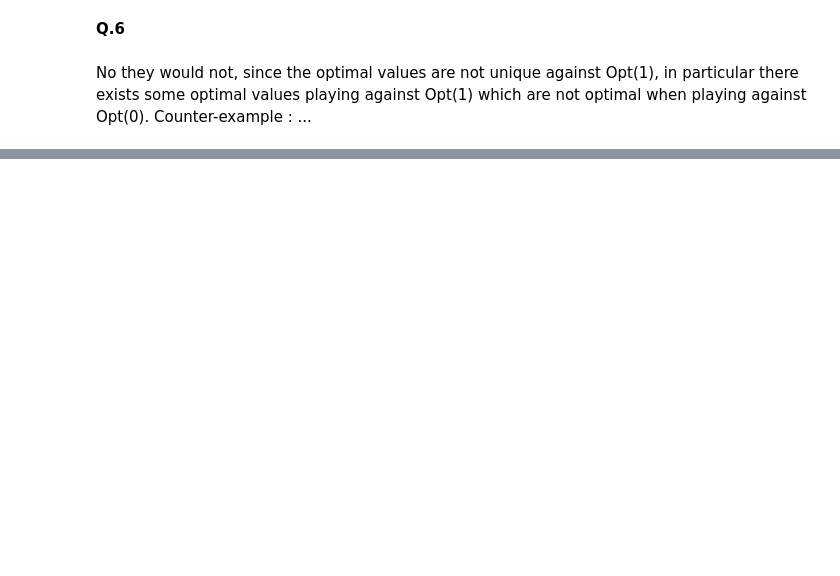
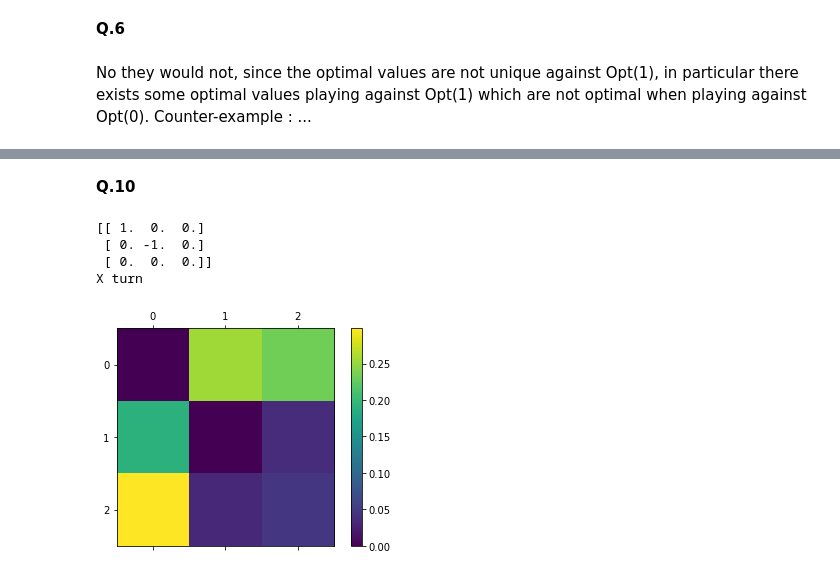
Before and after one commit to Noam-Ghenassia/ANN_miniproject, a Jupyter notebook: Q-learning.ipynb, the cells around one changed output, grey strips where cells are left out. Saved outputs shown, nothing was run; the diff lists cells and outputs as text; code cells hidden in the pictures; blank space fills up the shorter version.

```diff
--- a/Q-learning.ipynb
+++ b/Q-learning.ipynb
@@ -181,0 +302,13 @@ No they would not, since the optimal values are not unique against Opt(1), in pa
+# %% [markdown]
+**Q.10**
+# %%
+state = np.array([[1., 0., 0.], [0., -1., 0.], [0., 0., 0.]])
+utility.show_Q_s(q_learner, state)
+print(state)
+print("X turn")
+# %% [output]
+[[ 1.  0.  0.]
+ [ 0. -1.  0.]
+ [ 0.  0.  0.]]
+X turn
+[figure, added]
```
Also changed, not shown: parts of 15 cells of this notebook, 2 other files.
